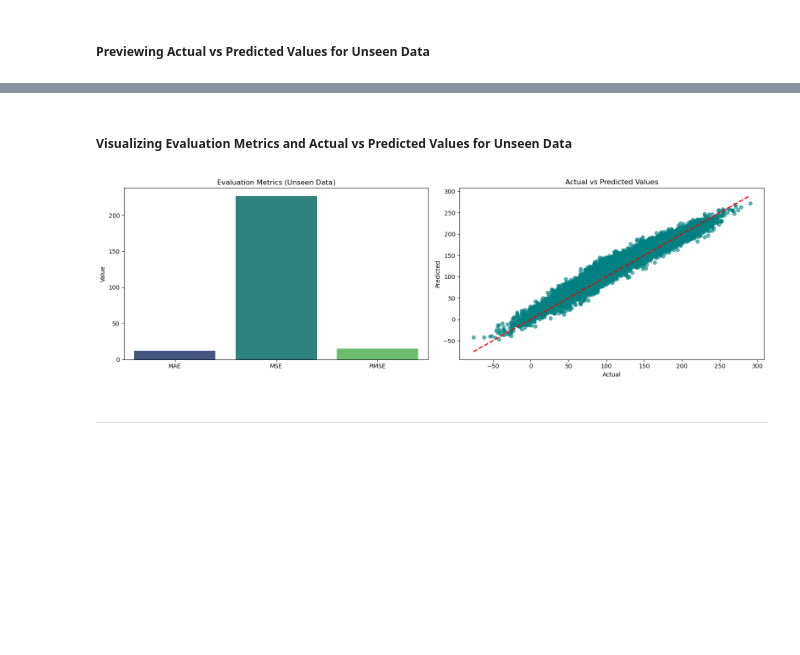
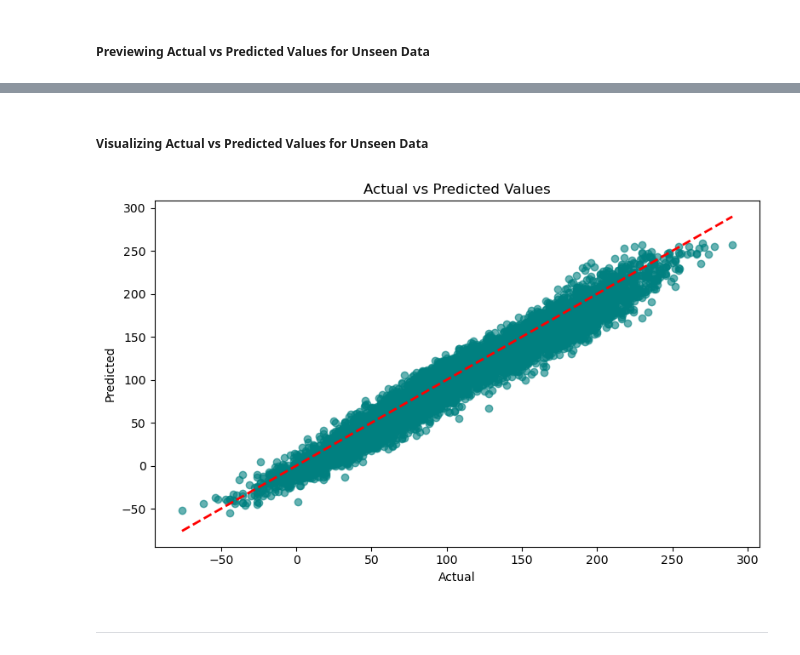
Before and after one commit to SijinSilomoni/Capstone-Project, a Jupyter notebook: Weather Prediction Model.ipynb, the cells around one changed output, grey strips where cells are left out. Saved outputs shown, nothing was run; the diff lists cells and outputs as text; code cells hidden in the pictures; blank space fills up the shorter version.

```diff
--- a/Weather Prediction Model.ipynb
+++ b/Weather Prediction Model.ipynb
@@ -775,28 +790,21 @@ predicted_data[['y_actual','unseen_predictions']].head(15)
 # %% [markdown]
-##### Visualizing Evaluation Metrics and Actual vs Predicted Values for Unseen Data
+##### Visualizing Actual vs Predicted Values for Unseen Data
-# %%
-# Set up the figure with 1 row and 2 columns
-fig, axes = plt.subplots(1, 2, figsize=(16, 5))
-
-# Bar Plot for Evaluation Metrics
-metrics = ['MAE', 'MSE', 'RMSE']
-values = [mae_unseen, mse_unseen, rmse_unseen]
-sns.barplot(x=metrics, y=values, palette='viridis', ax=axes[0])
-axes[0].set_title('Evaluation Metrics (Unseen Data)')
-axes[0].set_ylabel('Value')
-
-# Scatter Plot: Actual vs Predicted Values
-axes[1].scatter(y_actual, y_pred_unseen, color='teal', alpha=0.6)
-axes[1].plot([y_actual.min(), y_actual.max()], [y_actual.min(), y_actual.max()], 'r--', lw=2)
-axes[1].set_title('Actual vs Predicted Values')
-axes[1].set_xlabel('Actual')
-axes[1].set_ylabel('Predicted')
-
-# Adjust layout for better spacing
-plt.tight_layout()
-plt.show()
-# %% [output]
-[figure, removed]
+# %%
+# Set up the figure
+fig, ax = plt.subplots(figsize=(8, 5))
+
+# Scatter Plot: Actual vs Predicted Values
+ax.scatter(y_actual, y_pred_unseen, color='teal', alpha=0.6)
+ax.plot([y_actual.min(), y_actual.max()], [y_actual.min(), y_actual.max()], 'r--', lw=2)
+ax.set_title('Actual vs Predicted Values')
+ax.set_xlabel('Actual')
+ax.set_ylabel('Predicted')
+
+# Show the plot
+plt.tight_layout()
+plt.show()
+# %% [output]
+[figure, added]
 # %% [markdown]
 ---------------------------------------------------------------------------------------------------------------------------------------------------------
 # %% [markdown]
```
Also changed, not shown: parts of 8 cells of this notebook.
